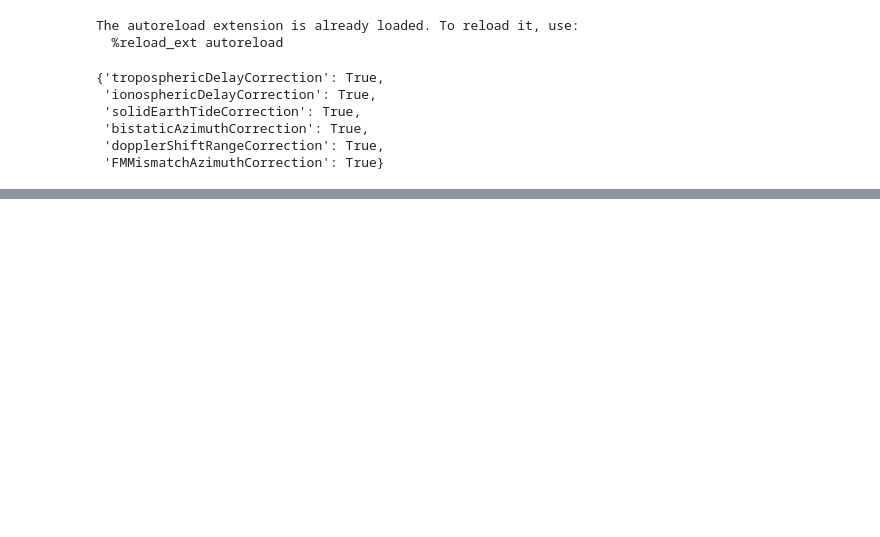
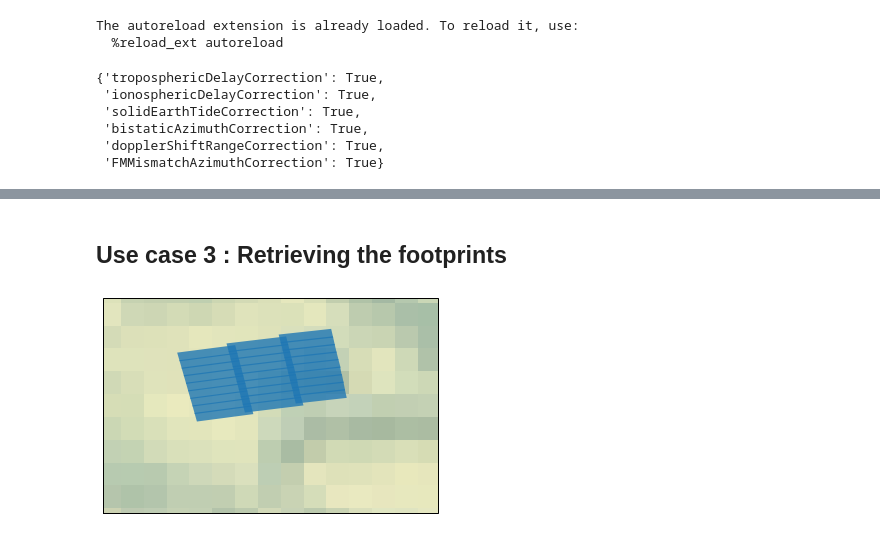
Before and after one commit to s1tools/s1-etad, a Jupyter notebook: dlr_etad.ipynb, the cells around one changed output, grey strips where cells are left out. Cells and saved outputs as stored; diff of their text form; code cells hidden in the pictures; blank space fills up the shorter version.

Commit message:
Reorganisation of the NB as use cases

```diff
--- a/dlr_etad.ipynb
+++ b/dlr_etad.ipynb
@@ -59,23 +144,0 @@ df[['bIndex', 'swathID','azimuthTimeMin', 'azimuthTimeMax']]
-# %%
-#Now that we can filter the burst using the annotation
-# we can extract them
-# Basic concatennation is done.
-# This is not correct as it doesn't connsider the overlap
-# between bursts
-
-
-for swath_ in df.swathID.unique():
-    #for each swath get the burst recursively
-    burst_index_list = df.bIndex[df.swathID==swath_].values
-    swath_dataset = eta_[swath_]
-    b=0
-
-    for burst_index in burst_index_list:
-        burst_dataset = swath_dataset[burst_index]
-        tropo_correction = burst_dataset.get_tropospheric_correction()
-        if b == 0:
-            tropo_correction_all = tropo_correction['x']
-        else:
-            tropo_correction_all=np.concatenate((tropo_correction_all,tropo_correction['x']) )
-
-        b+=1
@@ -119,34 +234,33 @@ etaf_burst_footprint
+# %% [markdown]
+## Use case 3 : Retrieving the footprints
 # %%
 
 import cartopy.crs as ccrs
 import cartopy.feature as cfeature
-
+from shapely.geometry import Polygon, MultiPolygon
 
 
 def tile_extent(poly, widen_area = 2):
     bb = list(poly.bounds)
     bb [1:3] = bb [2:0:-1]
     bb2 = np.asarray(bb)  + [-widen_area,widen_area,-widen_area,widen_area]
     return bb2
 
 
-df = eta_.query_burst_by_time(first_time, last_time)
-swath_polys =[]
-for swath_ in df.swathID.unique():
-    #for each swath get the burst recursively
-    swath_polys.append(MultiPolygon(eta_[swath_].get_footprint()))
+#get the footprints of the selected bursts
+swath_polys =[ eta_[swath_].get_footprint() for swath_ in ['IW1', 'IW2', 'IW3'] ]
 
 
 ax = plt.axes(projection=ccrs.PlateCarree())
 ax.set_extent(tile_extent(MultiPolygon(swath_polys)))
 
 # Put a background image on for nice sea rendering.
 ax.stock_img()
-
-
 ax.add_feature(cfeature.LAND)
 ax.add_feature(cfeature.COASTLINE)
 for polys in swath_polys:
     ax.add_geometries(polys,crs=ccrs.PlateCarree(), alpha=0.8)
 
 plt.show()
+# %% [output]
+[figure, added]
```
Also changed, not shown: parts of 22 cells of this notebook.
